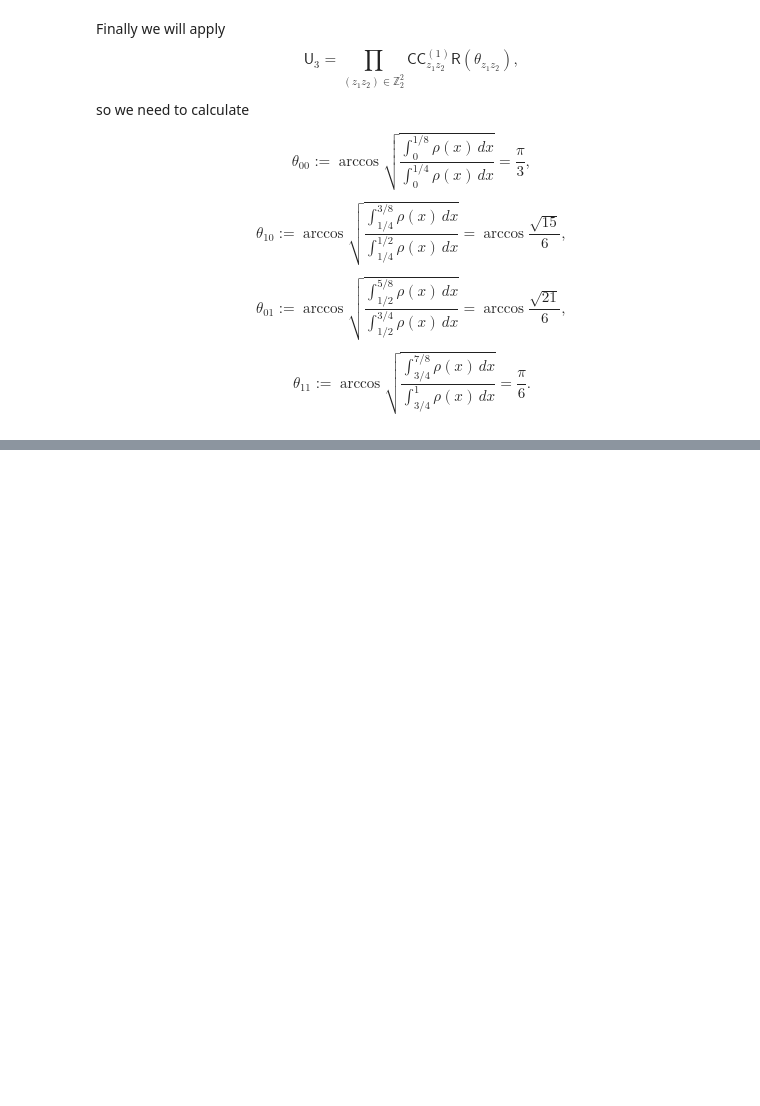
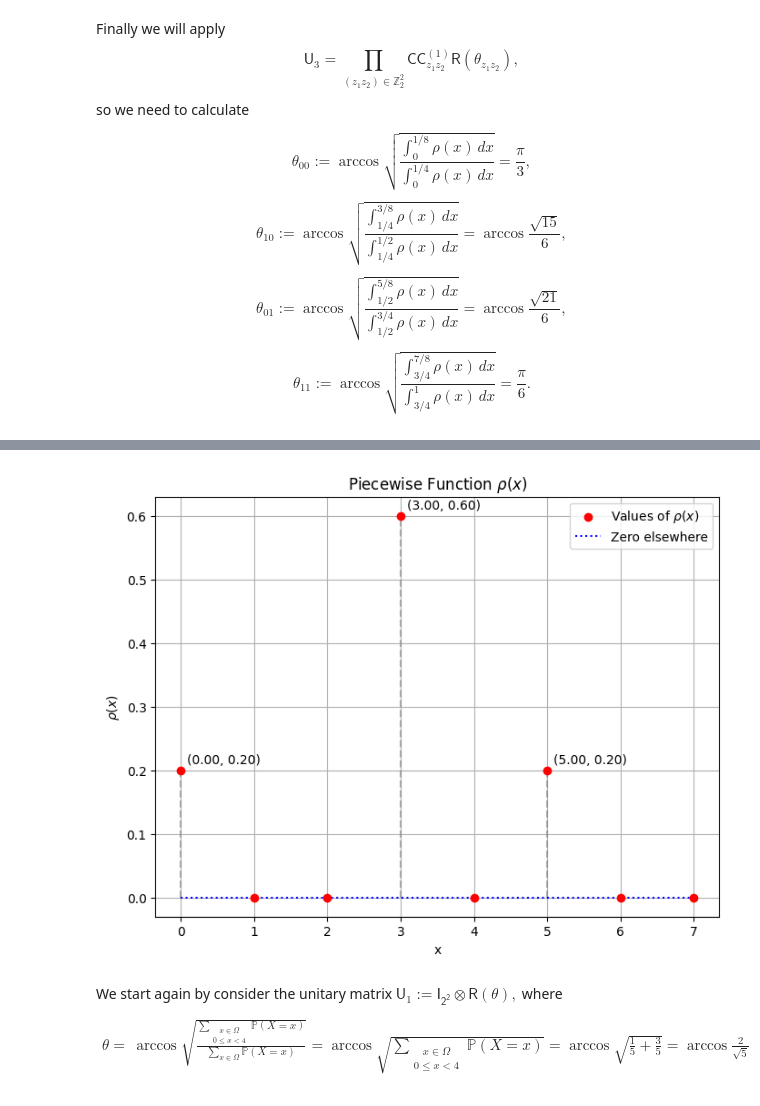
Before and after one commit to socratela/Grover-Rudolph, a Jupyter notebook: gr_rudolph.ipynb, the cells around one changed output, grey strips where cells are left out. Cells and saved outputs as stored; diff of their text form; code cells hidden in the pictures; blank space fills up the shorter version.

```diff
--- a/gr_rudolph.ipynb
+++ b/gr_rudolph.ipynb
@@ -367,0 +218,52 @@ plt.show()
+# %%
+
+
+# Define the function rho(x)
+def rho(x):
+    return np.piecewise(
+        x,
+        [x == 0, x == 3, x == 5, (x != 0) & (x != 3) & (x != 5)],
+        [1/5, 3/5, 1/5, 0]
+    )
+
+# Generate x values for plotting
+x_values = np.linspace(0, 1, 1000)
+
+# Plot the function
+plt.figure(figsize=(8, 6))
+
+# Plot the piecewise function as points at specific values
+plt.scatter([0, 1,2,3, 4, 5, 6,7], [1/5,0,0 ,3/5, 0, 1/5,0,0], color='red', label='Values of $\\rho(x)$', zorder=5)
+
+# Mark lines to x-axis for visual clarity
+plt.vlines([0, 1,2,3, 4, 5, 6,7], 0, [1/5,0,0 ,3/5, 0, 1/5,0,0], colors='gray', linestyles='dashed', alpha=0.6)
+
+# Plot the zero baseline for other x values
+plt.hlines(0, 0, 7, colors='blue', linestyles='dotted', label='Zero elsewhere')
+
+# Annotate the points
+annotations = {0: 1/5, 3: 3/5, 5: 1/5}
+for x, y in annotations.items():
+    plt.annotate(f'({x:.2f}, {y:.2f})', (x, y), textcoords="offset points", xytext=(5, 5), ha='left')
+
+plt.xlabel('x')
+plt.ylabel(r'$\rho(x)$')
+plt.title('Piecewise Function $\\rho(x)$')
+plt.grid(True)
+
+# Set x-axis ticks to show 0, 3/7, 5/7, and 1
+plt.xticks([0, 1,2,3, 4, 5, 6,7], ['0', '1','2','3', '4', '5', '6','7'])
+
+plt.legend()
+plt.show()
+# %% [output]
+[figure, added]
+# %% [markdown]
+We start again by consider the unitary matrix $\mathsf{U}_1 := \mathsf{I_{2^{2}}} \otimes \mathsf{R}(\theta),$
+where
+\begin{align*}
+ \theta = & \arccos \sqrt{\frac{\displaystyle
+\sum_{\substack{x \in \Omega \\ 0\leq x < 4}}\mathbb{P}(X = x)}{\displaystyle
+\sum_{x \in \Omega}\mathbb{P}(X = x)}} =\arccos \sqrt{ \displaystyle
+\sum_{\substack{x \in \Omega \\ 0\leq x < 4}}\mathbb{P}(X = x)} = \arccos \sqrt{\frac{1}{5} + \frac{3}{5}} =  \arccos \frac{2}{\sqrt{5}}
+\end{align*}
```
Also changed, not shown: parts of 20 cells of this notebook, 2 other files.
